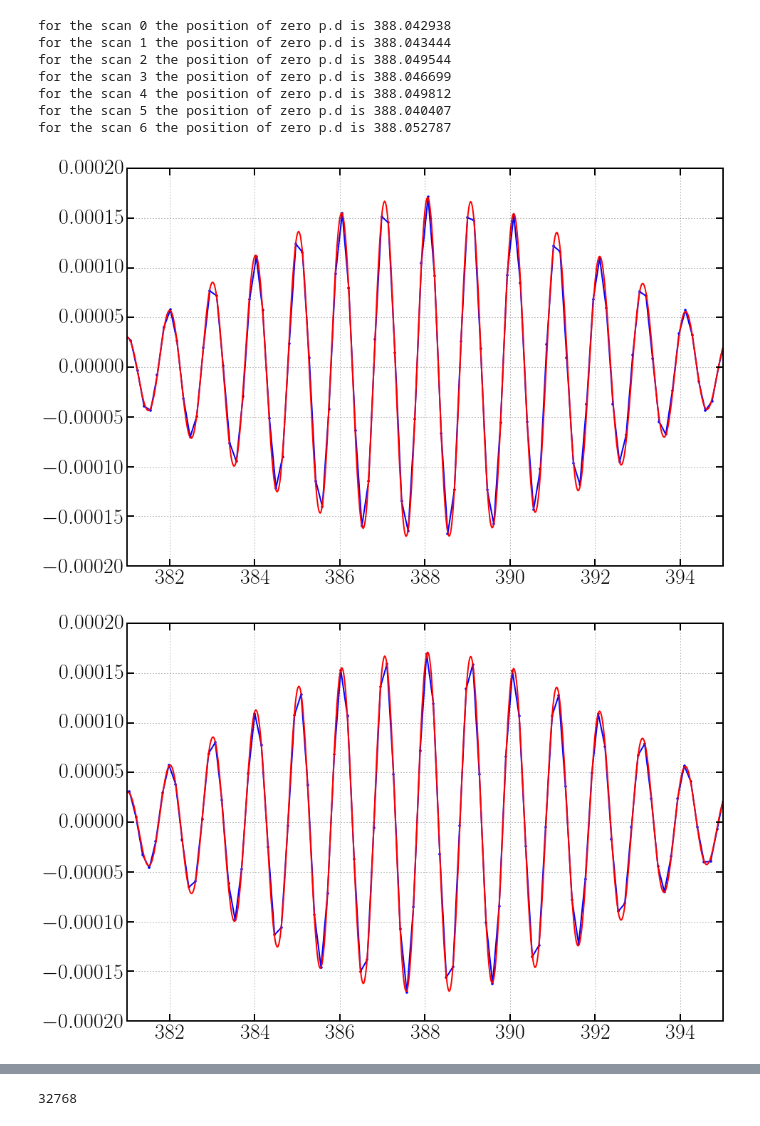
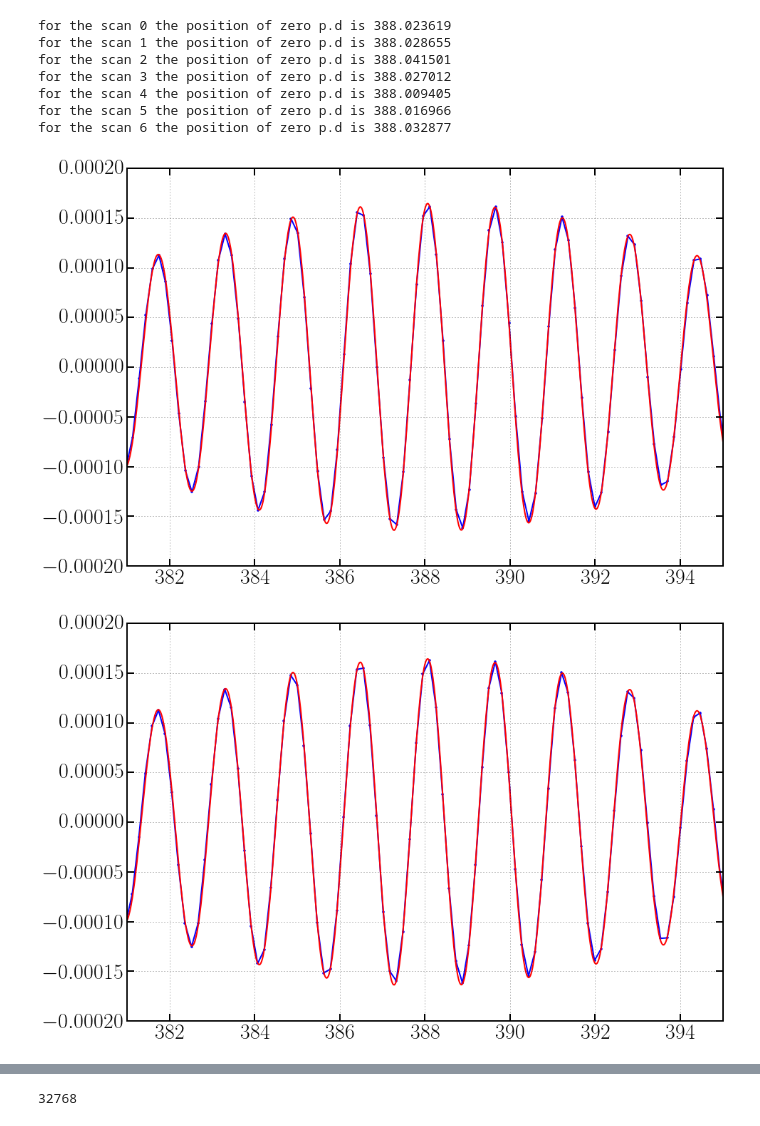
Before and after one commit to WanduiAlbert/MeshFilters, a Jupyter notebook: analysis/CombinedFTSPipelinePhaseCorrectedFourierFitting.ipynb, the cells around one changed output, grey strips where cells are left out. Drawn from its saved outputs; the diff is of its cells as text; code cells hidden in the pictures.

```diff
--- a/analysis/CombinedFTSPipelinePhaseCorrectedFourierFitting.ipynb
+++ b/analysis/CombinedFTSPipelinePhaseCorrectedFourierFitting.ipynb
@@ -15,9 +15,9 @@ import emcee
 import corner
 import h5py
 # %%
-hdf5_name = 'fseries/15-02-5/150/X/'
-save_name = '15-02-5_150_X_fseries'
-datadir = '../data/15-02-5 150GHz Xpol/'
+hdf5_name = '/15-02-5/95/X/'
+save_name = '15-02-5_95_X_'
+datadir = '../data/15-02-5 95GHz Xpol/'
 files = glob(datadir + '*.txt')
 no_sample_one_arm_scans = [0,1,2]# [0,1,2]
 sample_one_arm_scans = [3,4,5]# [0,1,2]
@@ -35,7 +35,7 @@ scans['sample']['one-arm'] = dict()
 scans_signal = []
 scans_encoder = []
 for i, f in enumerate(files):
-    index, time, encoder, signal = np.loadtxt(f, comments='#', skiprows=14, unpack=True)
+    index, time, encoder, signal = np.loadtxt(f, comments='#', skiprows=24, unpack=True)
     scans_signal += [signal]
     scans_encoder += [encoder]
     print "Finished loading file %d"%i
@@ -159,41 +159,42 @@ def envelope(x, A, B, C):
 # %%
 # First Find the right position of the origin of the interferogram
 N = scans['no-sample']['signal-driftcorrected'].shape[0]
 
 # initial guess for the parameters #
-parameter_initial = np.array([1.5e-4,40/c,-51.6,1862.3/c]) #A,B,C,D
+# parameter_initial = np.array([1.5e-4,40/c,-51.6,1862.3/c]) #for 150GHz
+parameter_initial = np.array([1.5e-4,40/c,-51.6,1190./c]) #for 95 GHz
 for i in range(N):
     xdata = scans['no-sample']['encoder-driftcorrected'][i]
     ydata = scans['no-sample']['signal-driftcorrected'][i]
     mask=np.logical_and(xdata>=381,xdata<=395)
     xdata2=xdata[mask] #mask the unwanted data
     ydata2=ydata[mask]
 
 #fitting
     parameter_optimal, covariance = curve_fit(func, xdata2, ydata2, p0=parameter_initial)
     actual_peak = -parameter_optimal[2]/parameter_optimal[1]
     print("for the scan %d the position of zero p.d is %1.6f" %(i, actual_peak))
 # #
 #     y= envelope(xdata,*parameter_optimal[:-1])
     xnew = np.r_[381:395:1000j]
     y= func(xnew,*parameter_optimal)
     fig, ax = plt.subplots(figsize=(15,10))
     ax.plot(xdata, ydata, 'b.-')
     ax.plot(xnew, y, 'r-')
 #     ax.plot(xdata, -y, 'r-')
     ax.grid(which='major')
     ax.set_xlim(381,395)
 
     scans['no-sample']['encoder-driftcorrected'][i] -= actual_peak
     scans['no-sample']['encoder-driftcorrected'][i] *= (2/c) # Encoder now represents the path length difference
-# plt.savefig(save_name + 'no-sample_peakmatching.png')
+plt.savefig(save_name + 'no-sample_peakmatching.png')
 # %% [output]
-for the scan 0 the position of zero p.d is 388.042938
-for the scan 1 the position of zero p.d is 388.043444
-for the scan 2 the position of zero p.d is 388.049544
-for the scan 3 the position of zero p.d is 388.046699
-for the scan 4 the position of zero p.d is 388.049812
-for the scan 5 the position of zero p.d is 388.040407
-for the scan 6 the position of zero p.d is 388.052787
+for the scan 0 the position of zero p.d is 388.023619
+for the scan 1 the position of zero p.d is 388.028655
+for the scan 2 the position of zero p.d is 388.041501
+for the scan 3 the position of zero p.d is 388.027012
+for the scan 4 the position of zero p.d is 388.009405
+for the scan 5 the position of zero p.d is 388.016966
+for the scan 6 the position of zero p.d is 388.032877
-[figure, old version]
+[figure, new version]
-[figure, old version]
+[figure, new version]
```
Also changed, not shown: parts of 28 cells of this notebook, 18 other files.
